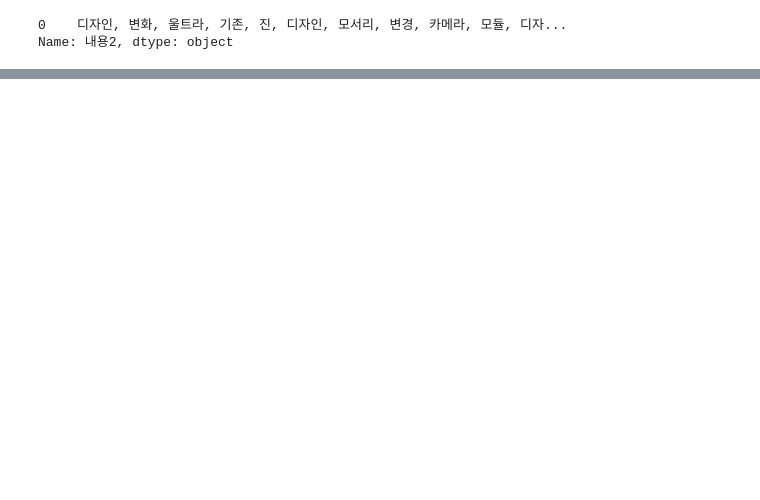
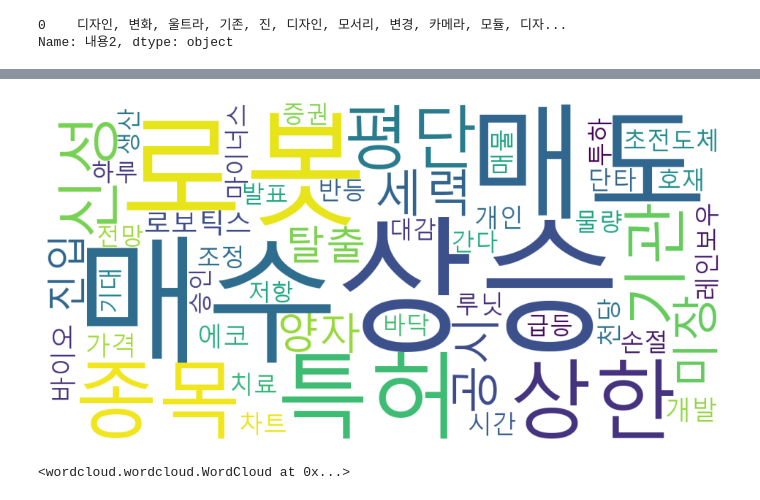
Before and after one commit to june2598/pythonstudy, a Jupyter notebook: project/community/워드클라우드.ipynb, the cells around one changed output, grey strips where cells are left out. Cells and saved outputs as stored; diff of their text form; code cells hidden in the pictures; blank space fills up the shorter version.

```diff
--- a/project/community/워드클라우드.ipynb
+++ b/project/community/워드클라우드.ipynb
@@ -90,0 +243,5 @@ display_word_cloud(word_counts)
+# %%
+display_word_cloud('KOSDAQ')
+# %% [output]
+[figure, added]
+<wordcloud.wordcloud.WordCloud at 0x...>
```
Also changed, not shown: parts of 21 cells of this notebook, 2 other files.
